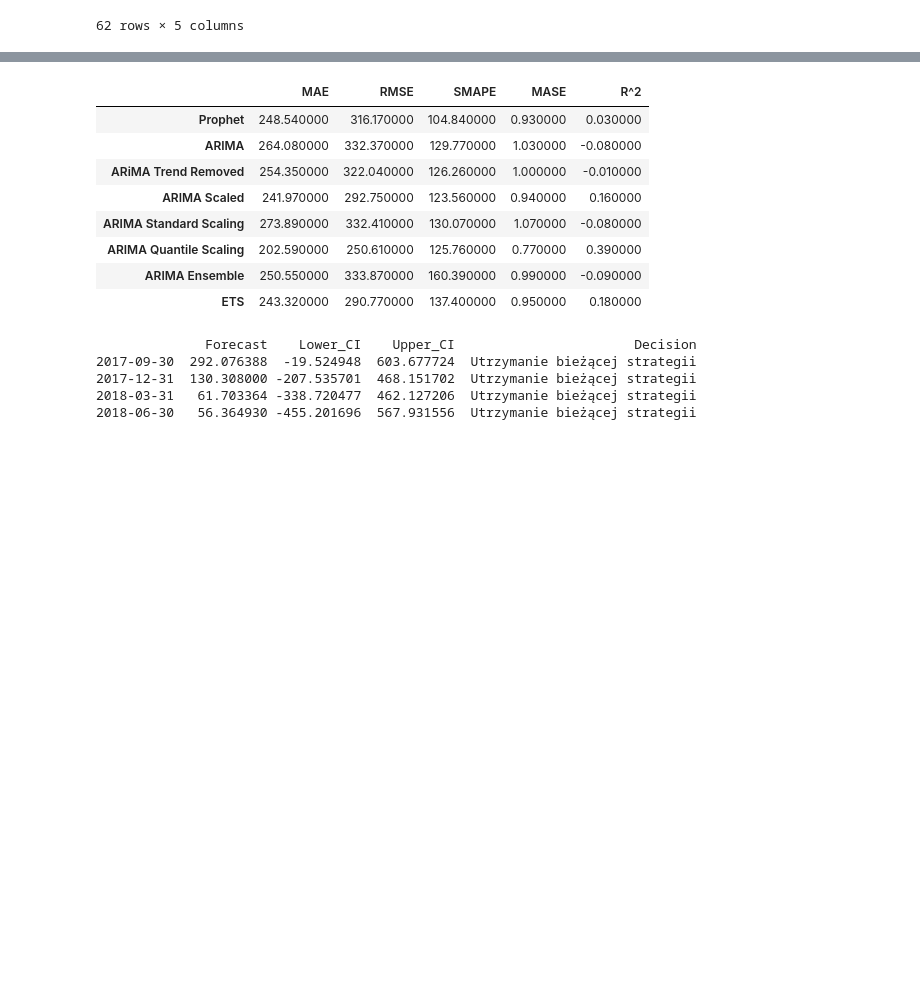
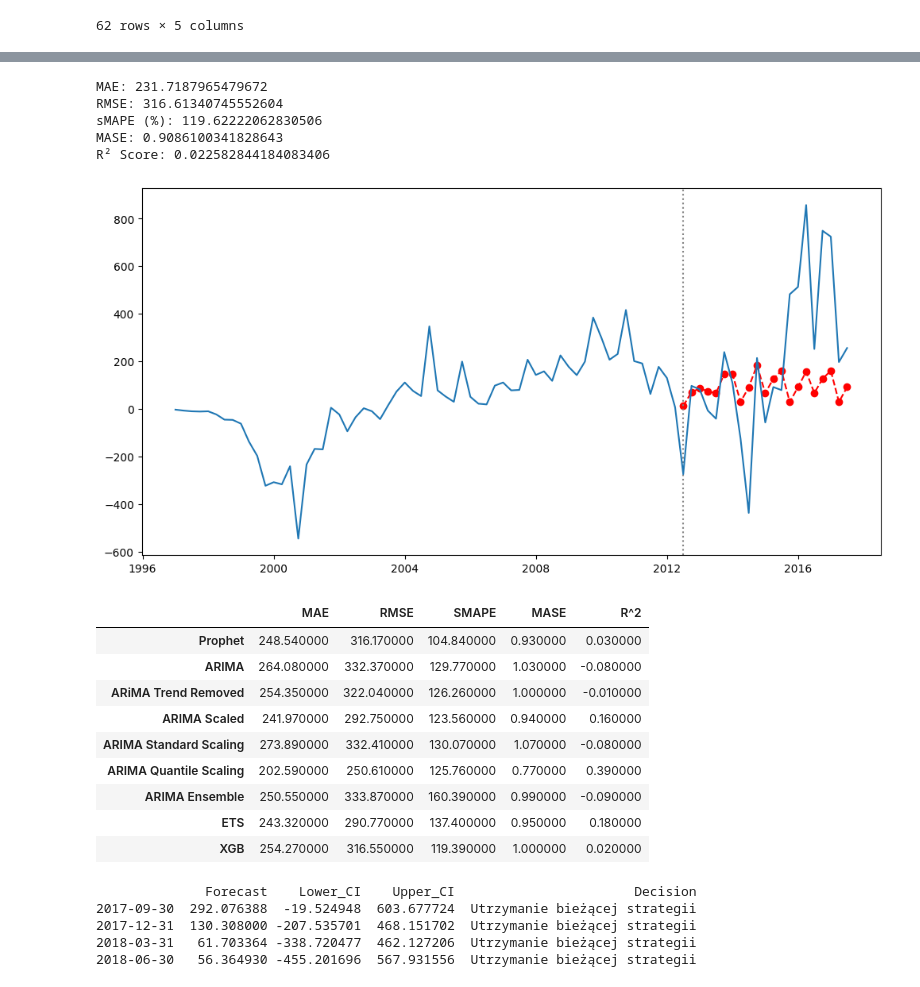
Before and after one commit to KawaMaciej/Stochastyczna, a Jupyter notebook: notebook.ipynb, the cells around one changed output, grey strips where cells are left out. Saved outputs shown, nothing was run; the diff lists cells and outputs as text; code cells hidden in the pictures; blank space fills up the shorter version.

```diff
--- a/notebook.ipynb
+++ b/notebook.ipynb
@@ -694,3 +833,63 @@ plt.show()
+# %%
+lags = 3
+X_lag, y_lag = [], []
+
+for i in range(lags, len(train)):
+    X_lag.append(train.values[i-lags:i])
+    y_lag.append(train.values[i])
+
+X_lag = np.array(X_lag)
+y_lag = np.array(y_lag)
+
+xgb_model = XGBRegressor(
+    n_estimators=500,
+    max_depth=4,
+    learning_rate=0.005,
+    random_state=42
+)
+
+xgb_model.fit(X_lag, y_lag)
+
+xgb_forecast = []
+history = list(train.values[-lags:])
+
+for t in range(len(test)):
+    X_test = np.array(history[-lags:]).reshape(1, -1)
+    y_hat = xgb_model.predict(X_test)[0]
+    xgb_forecast.append(y_hat)
+    history.append(y_hat)
+
+xgb_forecast = np.array(xgb_forecast)
+
+
+
+xgb_fitted = xgb_model.predict(X_lag)
+
+xgb_fitted_full = np.concatenate([np.zeros(lags), xgb_fitted])
+
+residuals = train.values - xgb_fitted_full
+
+arima_res_model = ARIMA(residuals, order=(1,0,1)).fit()
+
+arima_residual_forecast = arima_res_model.forecast(steps=len(test))
+
+
+final_forecast = xgb_forecast + arima_residual_forecast
+
+evaluate_forecasts(test, final_forecast)
+
+plt.figure(figsize=figsize)
+plt.plot(test_ets.index, final_forecast, color='red', linestyle='--', label='Predicted XGB',  marker='o')
+plt.axvline(series.index[start_index], color='gray', linestyle=':', label='Forecast Start')
+plt.plot(df["Net Income/Loss"])
+plt.show()
+# %% [output]
+MAE: 231.7187965479672
+RMSE: 316.61340745552604
+sMAPE (%): 119.62222062830506
+MASE: 0.9086100341828643
+R² Score: 0.022582844184083406
+[figure, added]
 # %%
 import plotly.graph_objects as go
 x_start = 0
@@ -758,7 +957,8 @@ models_metrics = {
     "ARIMA Standard Scaling": metrics_arima[3],
     "ARIMA Quantile Scaling": metrics_arima[4],
     "ARIMA Ensemble": enseblme_metrics,
-    'ETS': ETS_metrics
+    'ETS': ETS_metrics,
+    "XGB": XGB_metrics
 
 }
 
@@ -780,6 +980,7 @@ df_metrics.style.highlight_min(subset=['MAE','RMSE','SMAPE','MASE'], color='gree
 | ARIMA Quantile Scaling | 202.590000 | 250.610000 | 125.760000 | 0.770000 | 0.390000 |
 | ARIMA Ensemble | 250.550000 | 333.870000 | 160.390000 | 0.990000 | -0.090000 |
 | ETS | 243.320000 | 290.770000 | 137.400000 | 0.950000 | 0.180000 |
+| XGB | 254.270000 | 316.550000 | 119.390000 | 1.000000 | 0.020000 |
 # %%
 colors = {
     'Agresywna ekspansja / duże inwestycje': 'green',
```
Also changed, not shown: parts of 26 cells of this notebook, 1 other file.
